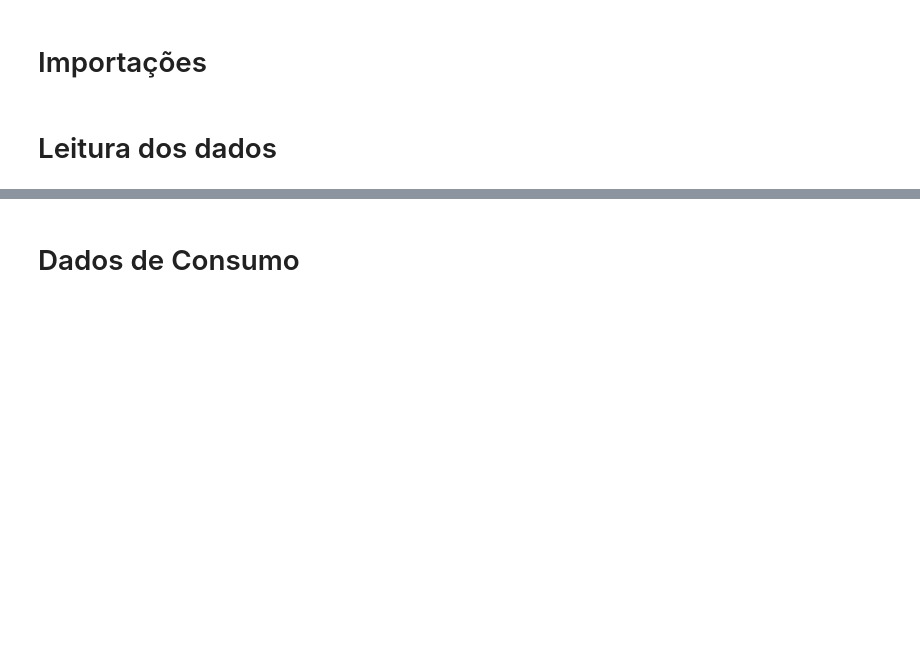
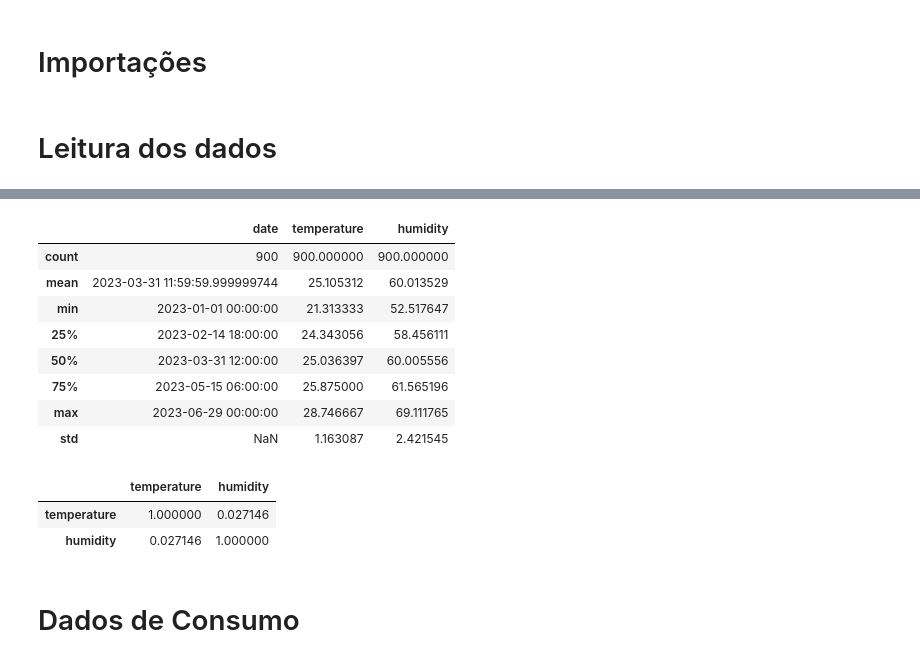
Before and after one commit to JATafarelo/consumo_energetico, a Jupyter notebook: notebooks/EDA.ipynb, the cells around one changed output, grey strips where cells are left out. Drawn from its saved outputs; the diff is of its cells as text; code cells hidden in the pictures; blank space fills up the shorter version.

```diff
--- a/notebooks/EDA.ipynb
+++ b/notebooks/EDA.ipynb
@@ -16,0 +201,23 @@ clientes = pd.read_csv(f'{folder_data}/clientes.csv')
+# %%
+display(clima.describe())
+
+# Dados diários sem dias futuros
+# Dados de temperature e humidity sem valores exorbitantes
+# %% [output]
+|  | date | temperature | humidity |
+| count | 900 | 900.000000 | 900.000000 |
+| mean | 2023-03-31 11:59:59.999999744 | 25.105312 | 60.013529 |
+| min | 2023-01-01 00:00:00 | 21.313333 | 52.517647 |
+| 25% | 2023-02-14 18:00:00 | 24.343056 | 58.456111 |
+| 50% | 2023-03-31 12:00:00 | 25.036397 | 60.005556 |
+| 75% | 2023-05-15 06:00:00 | 25.875000 | 61.565196 |
+| max | 2023-06-29 00:00:00 | 28.746667 | 69.111765 |
+| std | NaN | 1.163087 | 2.421545 |
+# %%
+clima[['temperature','humidity']].corr()
+
+# não há correlação forte entre temperature e humidity
+# %% [output]
+|  | temperature | humidity |
+| temperature | 1.000000 | 0.027146 |
+| humidity | 0.027146 | 1.000000 |
```
Also changed, not shown: parts of 39 cells of this notebook, 1 other file.
